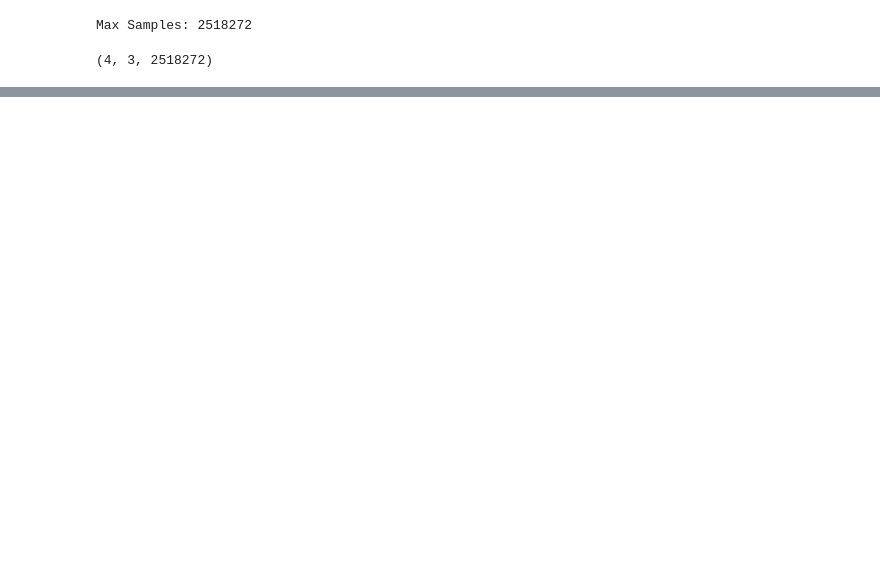
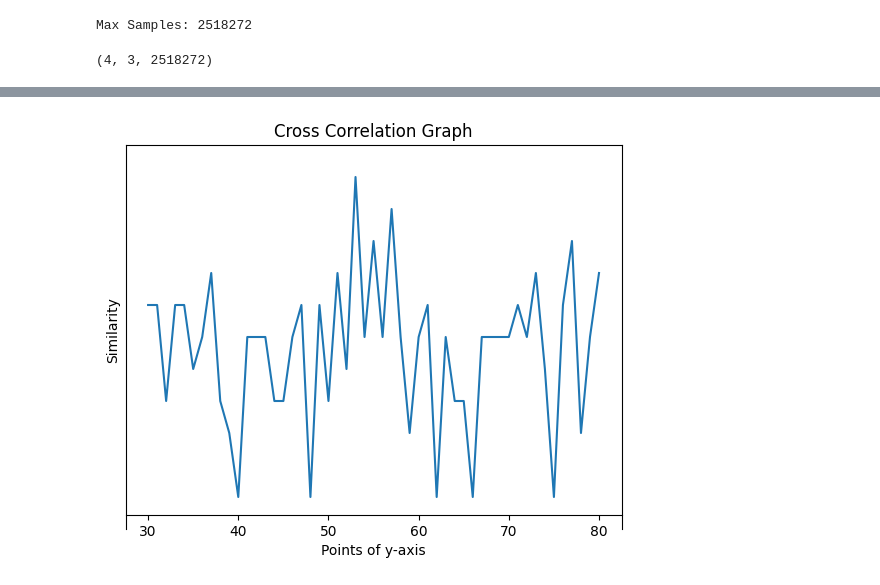
Before and after one commit to tjunjet/spatial_audio, a Jupyter notebook: codes/tj_weighted_dist.ipynb, the cells around one changed output, grey strips where cells are left out. Drawn from its saved outputs; the diff is of its cells as text; code cells hidden in the pictures; blank space fills up the shorter version.

Commit message:
Did a cross-correlation check

```diff
--- a/codes/tj_weighted_dist.ipynb
+++ b/codes/tj_weighted_dist.ipynb
@@ -137,9 +141,6 @@ from scipy.io import wavfile
 fs, mic1_signal = wavfile.read('../data/02_14/mic1.WAV')
 _, mic2_signal = wavfile.read('../data/02_14/mic2.WAV')
 _, mic3_signal = wavfile.read('../data/02_14/mic3.WAV')
-print(mic1_signal.shape)
-print(mic2_signal.shape)
-print(mic3_signal.shape)
 
 # Extracting the data from each channel
 mic1_w_signal, mic1_x_signal, mic1_y_signal, mic1_z_signal = extract_channels(mic1_signal)
@@ -153,7 +154,7 @@ min_y_length = get_min_length(mic1_y_signal, mic2_y_signal, mic3_y_signal)
 min_z_length = get_min_length(mic1_z_signal, mic2_z_signal, mic3_z_signal)
 assert(min_w_length == min_x_length == min_y_length == min_z_length)
 
-start = 500000
+start = 500000 # Find some way to change this, it's a bit arbitrary now.
 min_length = min_w_length # Once we confirmed that the channel lengths are the same
 
 # Making all the signals the minimum length
@@ -175,17 +176,11 @@ mic3_x_signal = mic3_x_signal[start:min_length]
 mic3_y_signal = mic3_y_signal[start:min_length]
 mic3_z_signal = mic3_z_signal[start:min_length]
 
-# @TODO: Let's just see if we can re-create the signals
-matrix_1 = np.column_stack((mic1_w_signal, mic1_x_signal, mic1_y_signal, mic1_z_signal))
-matrix_2 = np.column_stack((mic2_w_signal, mic2_x_signal, mic2_y_signal, mic2_z_signal))
-matrix_3 = np.column_stack((mic3_w_signal, mic3_x_signal, mic3_y_signal, mic3_z_signal))
-
-# Generating the wav files from the matrix
-matrices = [matrix_1, matrix_2, matrix_3]
-# output_filenames = ["output_mic1.wav", "output_mic2.wav", "output_m3.wav"]
-
-for i in range(len(matrices)):
-    wavfile.write(f'intermediate_mic{i+1}.wav', fs, matrices[i])
+# Re-organizing them in terms of their directional components
+w_matrix = np.array([mic1_w_signal, mic2_w_signal, mic3_w_signal])
+x_matrix = np.array([mic1_x_signal, mic2_x_signal, mic3_x_signal])
+y_matrix = np.array([mic1_y_signal, mic2_y_signal, mic3_y_signal])
+z_matrix = np.array([mic1_z_signal, mic2_z_signal, mic3_z_signal])
 
 # Regenerating the wav files from the signals
 # Perform the Fourier transform of the omnidirectional signals
@@ -371,0 +435,15 @@ plt.show()
+# %%
+# Normalize the max_corr_values:
+
+
+# Plotting the graph
+plt.plot(points, max_corr_values)
+lower_bound = np.min(max_corr_values) - 0.0000000001
+upper_bound = np.max(max_corr_values) + 0.0000000001
+plt.ylim(lower_bound, upper_bound)
+plt.title("Cross Correlation Graph")
+plt.xlabel("Points of y-axis")
+plt.ylabel("Similarity")
+plt.show()
+# %% [output]
+[figure, added]
```
Also changed, not shown: parts of 10 cells of this notebook.
